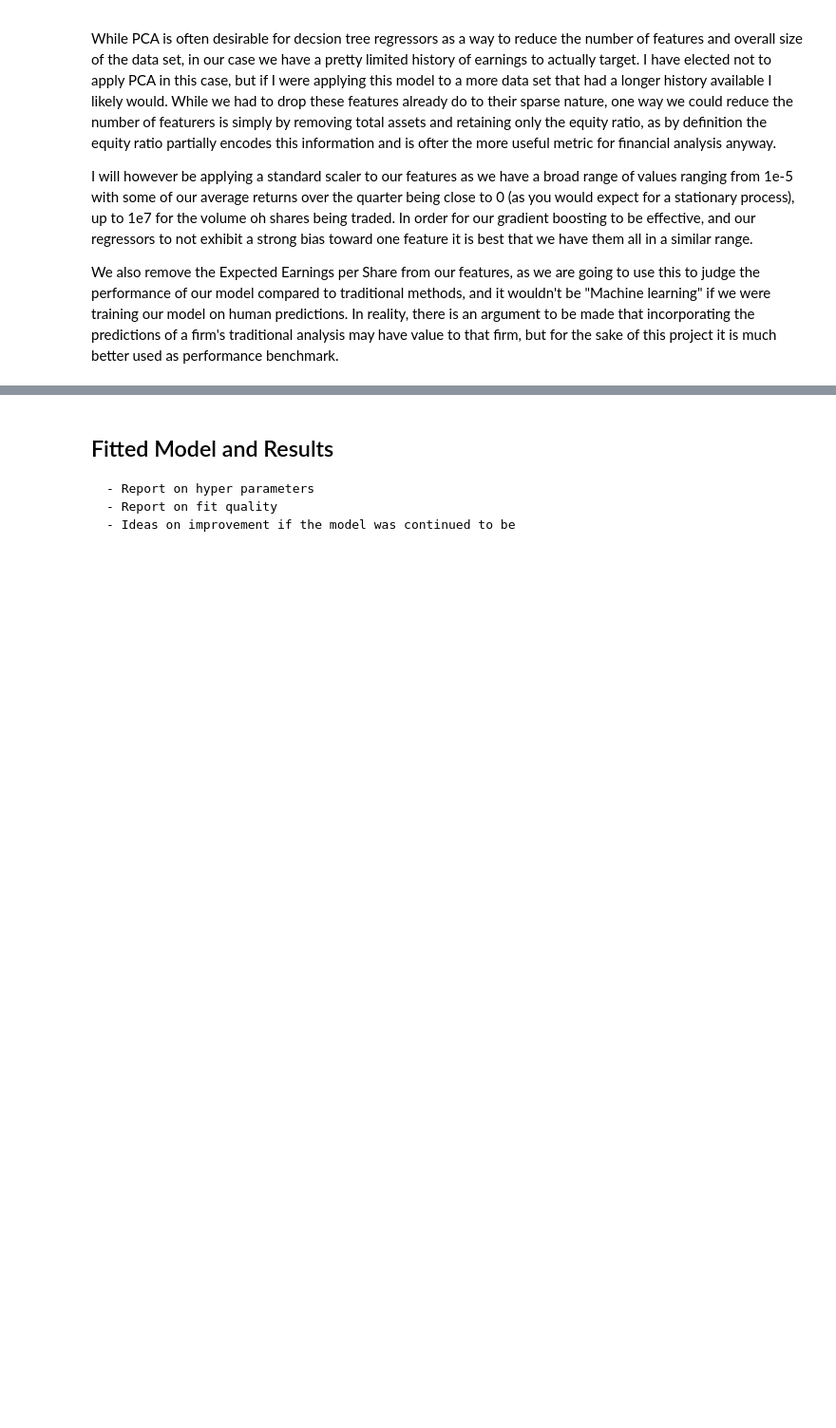
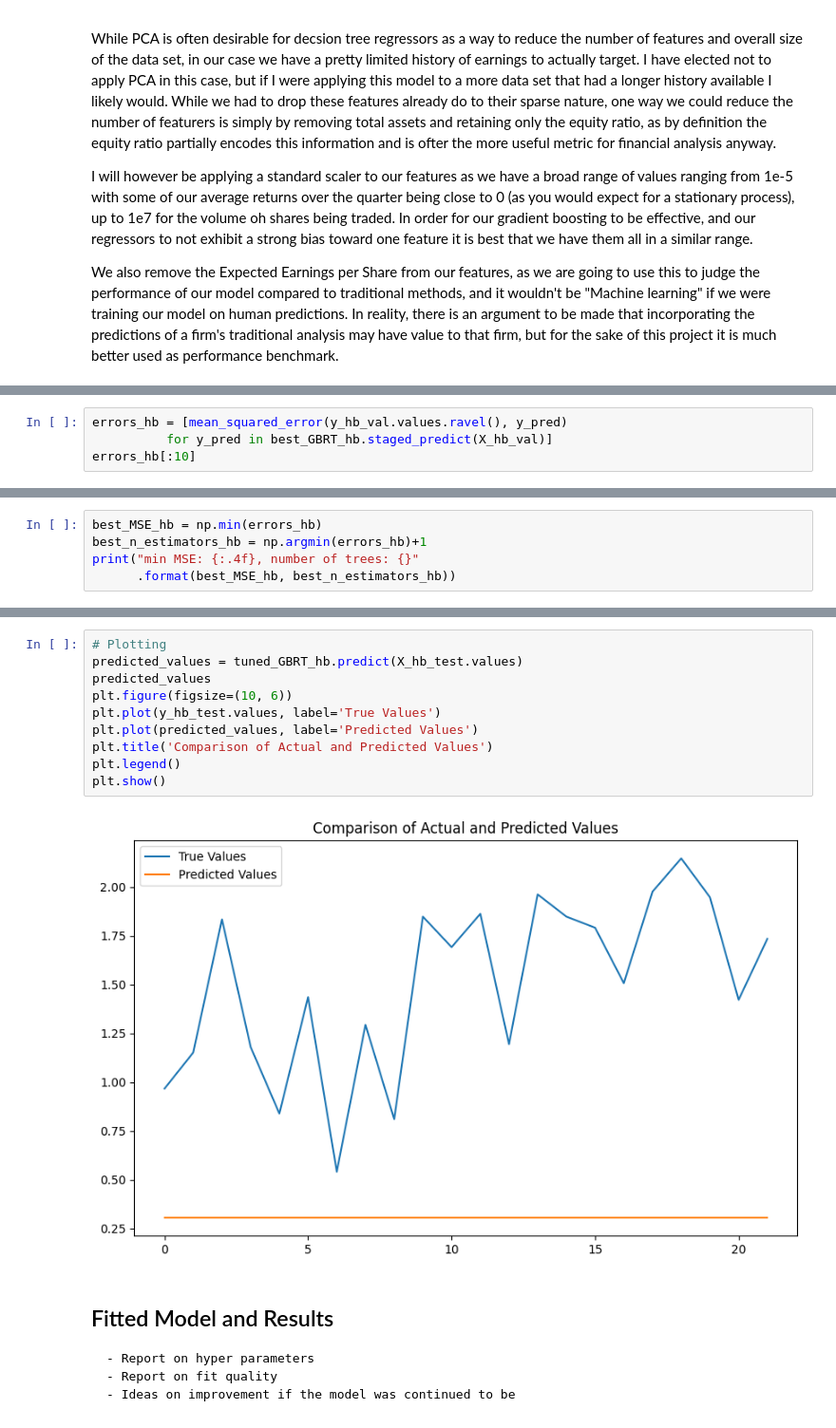
Before and after one commit to franco-rey/521-Final-Project, a Jupyter notebook: Hank.ipynb, the cells around one changed output, grey strips where cells are left out. Shown at 95% size. Saved outputs shown, nothing was run; the diff lists cells and outputs as text; blank space fills up the shorter version.

```diff
--- a/Hank.ipynb
+++ b/Hank.ipynb
@@ -439,0 +493,4 @@ y_hb_train = y_hb_lessTst.iloc[:trn_val_split_indx]
+# %%
+errors_hb = [mean_squared_error(y_hb_val.values.ravel(), y_pred)
+          for y_pred in best_GBRT_hb.staged_predict(X_hb_val)]
+errors_hb[:10]
@@ -439,0 +510,5 @@ y_hb_train = y_hb_lessTst.iloc[:trn_val_split_indx]
+# %%
+best_MSE_hb = np.min(errors_hb)
+best_n_estimators_hb = np.argmin(errors_hb)+1
+print("min MSE: {:.4f}, number of trees: {}"
+      .format(best_MSE_hb, best_n_estimators_hb))
@@ -440,3 +566,15 @@ y_hb_train = y_hb_lessTst.iloc[:trn_val_split_indx]
+# %%
+# Plotting
+predicted_values = tuned_GBRT_hb.predict(X_hb_test.values)
+predicted_values
+plt.figure(figsize=(10, 6))
+plt.plot(y_hb_test.values, label='True Values')
+plt.plot(predicted_values, label='Predicted Values')
+plt.title('Comparison of Actual and Predicted Values')
+plt.legend()
+plt.show()
+# %% [output]
+[figure, added]
 # %% [markdown]
 ## Fitted Model and Results
     - Report on hyper parameters
```
Also changed, not shown: parts of 17 cells of this notebook.
